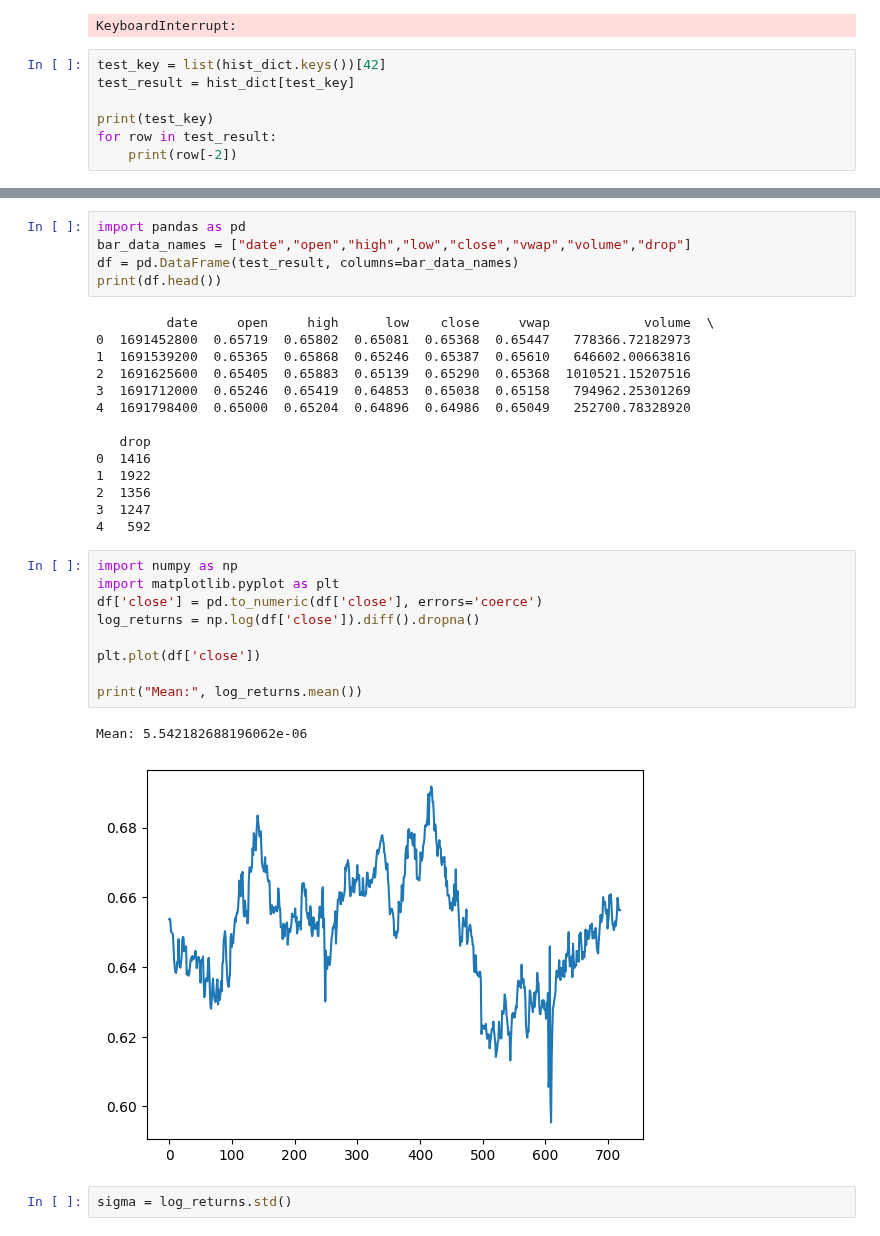
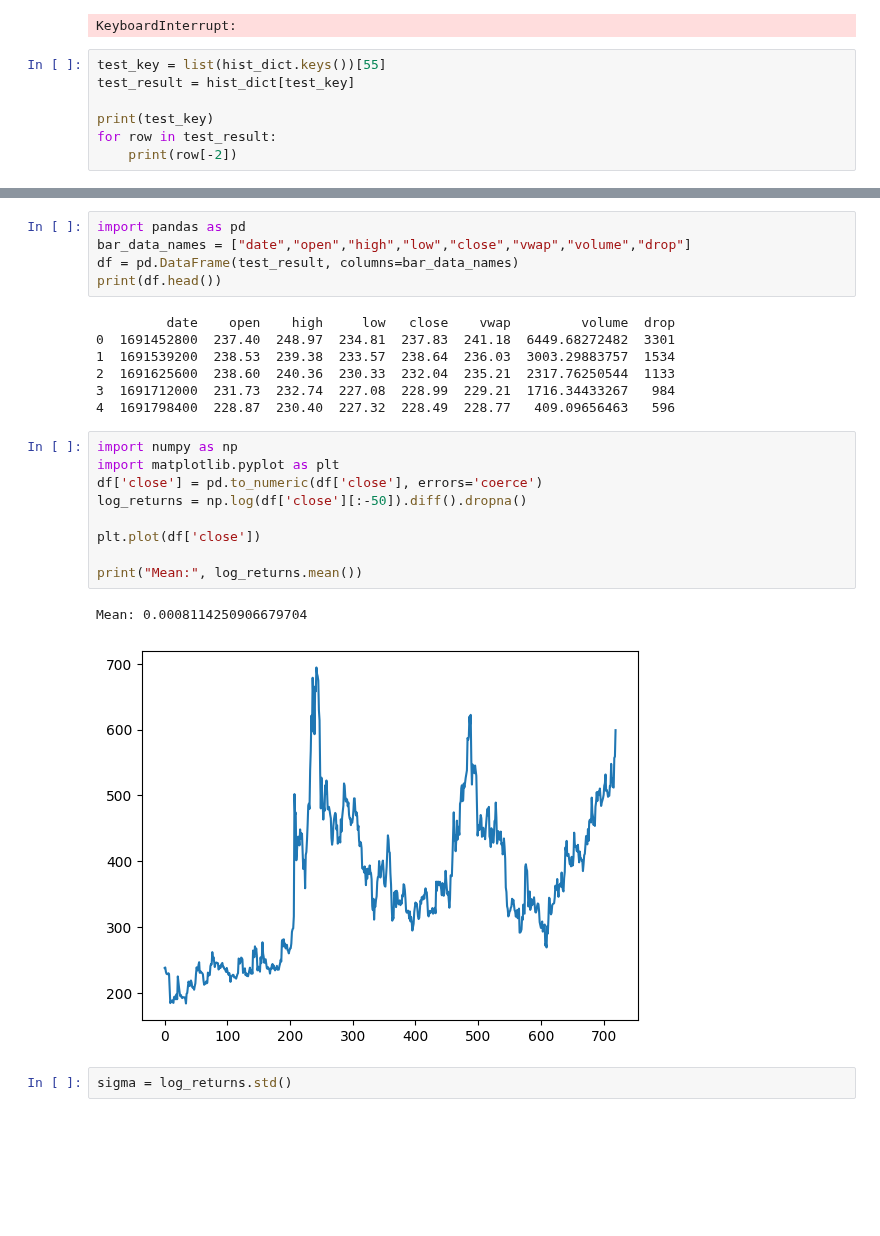
Before and after one commit to nickwilliamsdev/treetrader, a Jupyter notebook: kraken_playground.ipynb, the cells around one changed output, grey strips where cells are left out. Cells and saved outputs as stored; diff of their text form; blank space fills up the shorter version.

```diff
--- a/kraken_playground.ipynb
+++ b/kraken_playground.ipynb
@@ -30,7 +30,7 @@ hist_dict = wrapper.pull_kraken_hist_usd_simple()
 # %% [output]
 KeyboardInterrupt:
 # %%
-test_key = list(hist_dict.keys())[42]
+test_key = list(hist_dict.keys())[55]
 test_result = hist_dict[test_key]
 
 print(test_key)
@@ -60,31 +60,24 @@ bar_data_names = ["date","open","high","low","close","vwap","volume","drop"]
 df = pd.DataFrame(test_result, columns=bar_data_names)
 print(df.head())
 # %% [output]
-         date     open     high      low    close     vwap            volume  \
-0  1691452800  0.65719  0.65802  0.65081  0.65368  0.65447   778366.72182973
-1  1691539200  0.65365  0.65868  0.65246  0.65387  0.65610   646602.00663816
-2  1691625600  0.65405  0.65883  0.65139  0.65290  0.65368  1010521.15207516
-3  1691712000  0.65246  0.65419  0.64853  0.65038  0.65158   794962.25301269
-4  1691798400  0.65000  0.65204  0.64896  0.64986  0.65049   252700.78328920
-
-   drop
-0  1416
-1  1922
-2  1356
-3  1247
-4   592
+         date    open    high     low   close    vwap         volume  drop
+0  1691452800  237.40  248.97  234.81  237.83  241.18  6449.68272482  3301
+1  1691539200  238.53  239.38  233.57  238.64  236.03  3003.29883757  1534
+2  1691625600  238.60  240.36  230.33  232.04  235.21  2317.76250544  1133
+3  1691712000  231.73  232.74  227.08  228.99  229.21  1716.34433267   984
+4  1691798400  228.87  230.40  227.32  228.49  228.77   409.09656463   596
 # %%
 import numpy as np
 import matplotlib.pyplot as plt
 df['close'] = pd.to_numeric(df['close'], errors='coerce')
-log_returns = np.log(df['close']).diff().dropna()
+log_returns = np.log(df['close'][:-50]).diff().dropna()
 
 plt.plot(df['close'])
 
 print("Mean:", log_returns.mean())
 # %% [output]
-Mean: 5.542182688196062e-06
+Mean: 0.0008114250906679704
-[figure, old version]
+[figure, new version]
 # %%
 sigma = log_returns.std()
 # %%
```
Also changed, not shown: parts of 4 cells of this notebook.
